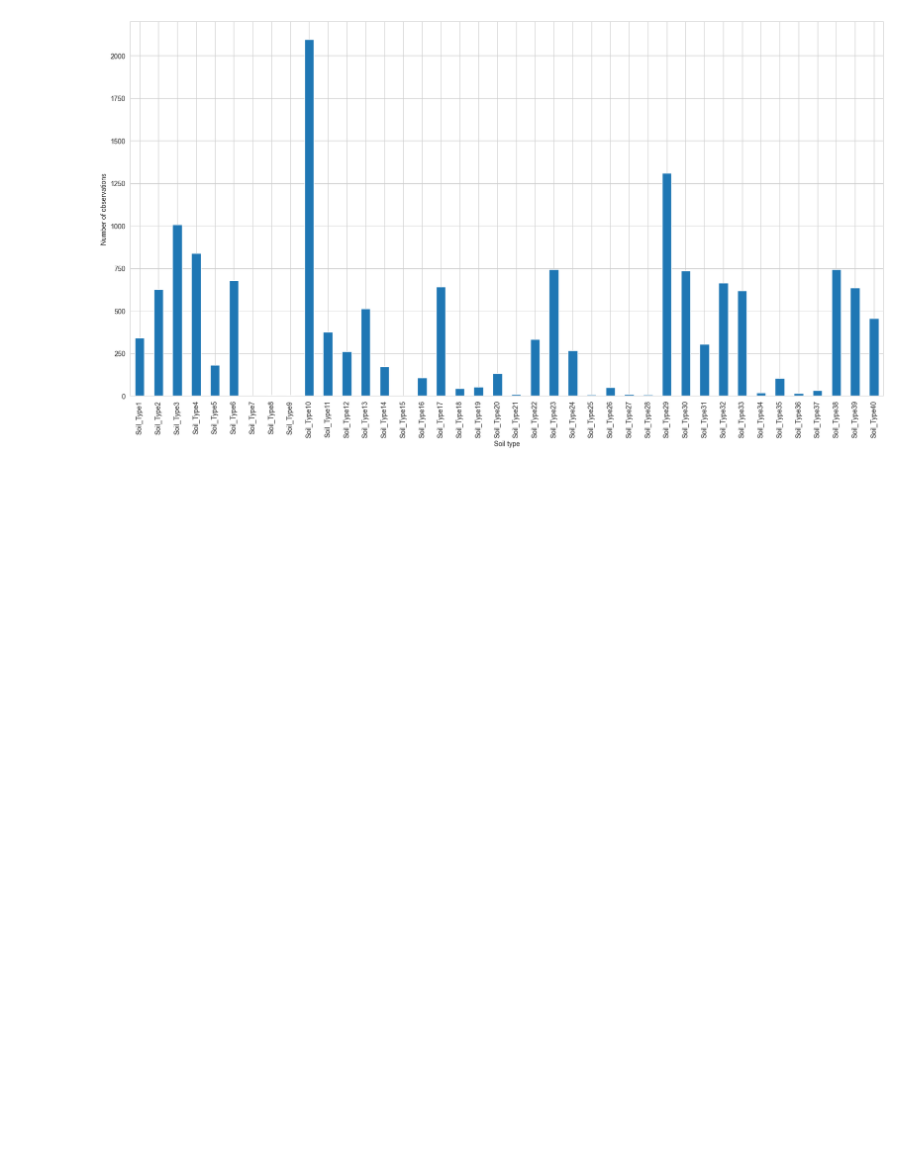
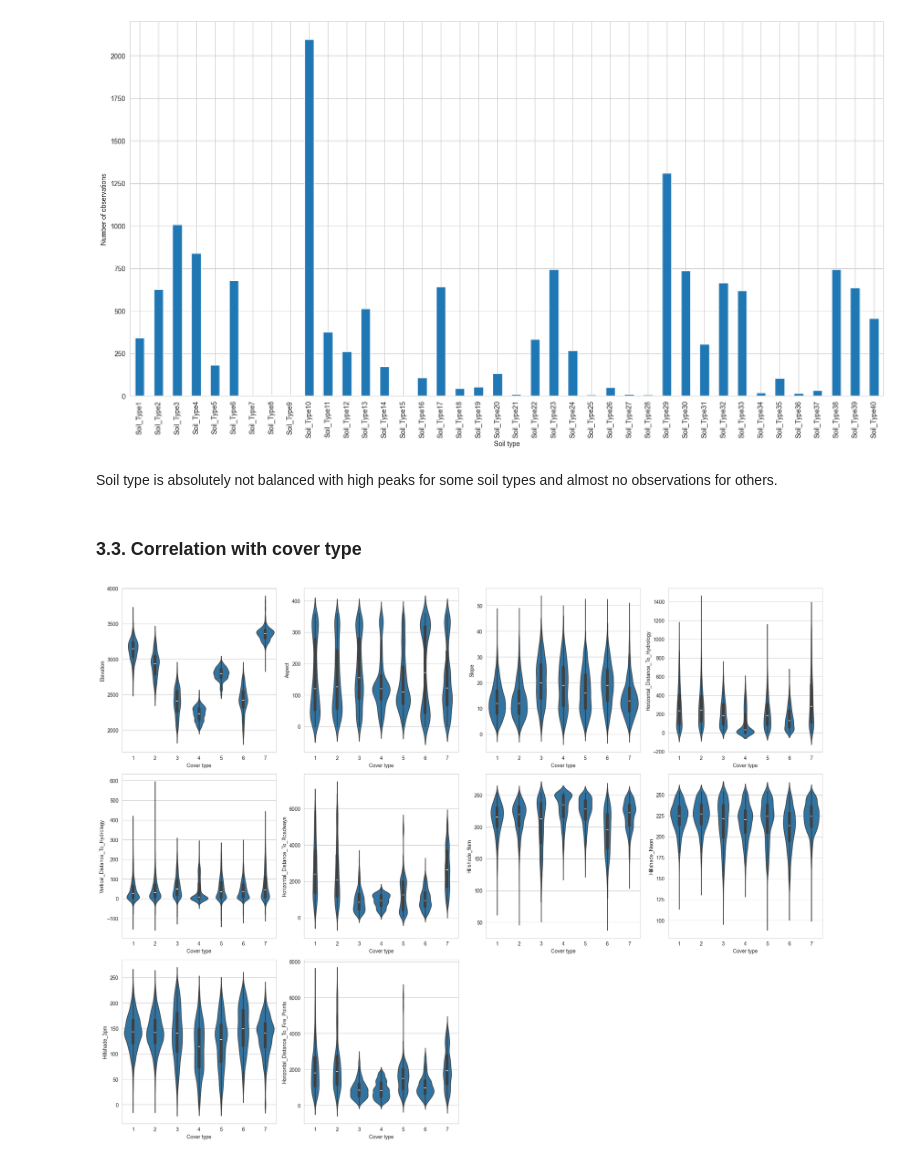
Before and after one commit to jacedoir/MAP553_kaggle, a Jupyter notebook: v2.ipynb, the cells around one changed output. Cells and saved outputs as stored; diff of their text form; code cells hidden in the pictures; blank space fills up the shorter version.

```diff
--- a/v2.ipynb
+++ b/v2.ipynb
@@ -139,3 +141,19 @@ plt.ylabel("Number of observations")
 # %% [output]
 Text(0, 0.5, 'Number of observations')
 [figure]
+# %% [markdown]
+Soil type is absolutely not balanced with high peaks for some soil types and almost no observations for others.
+# %% [markdown]
+### 3.3. Correlation with cover type
+# %%
+# Let's plot violin plots for each feature with respect to the cover type
+plt.figure(figsize=(20, 20))
+for i in range(len(train_numerical_features.columns)):
+    features = train_numerical_features.columns[i]
+    plt.subplot(4, 4, i+1)
+    sns.violinplot(x=cover_type_train, y=features, data=train_data)
+    plt.xlabel("Cover type")
+    plt.ylabel(features)
+plt.tight_layout()
+# %% [output]
+[figure, added]
```
Also changed, not shown: parts of 1 cell of this notebook.
